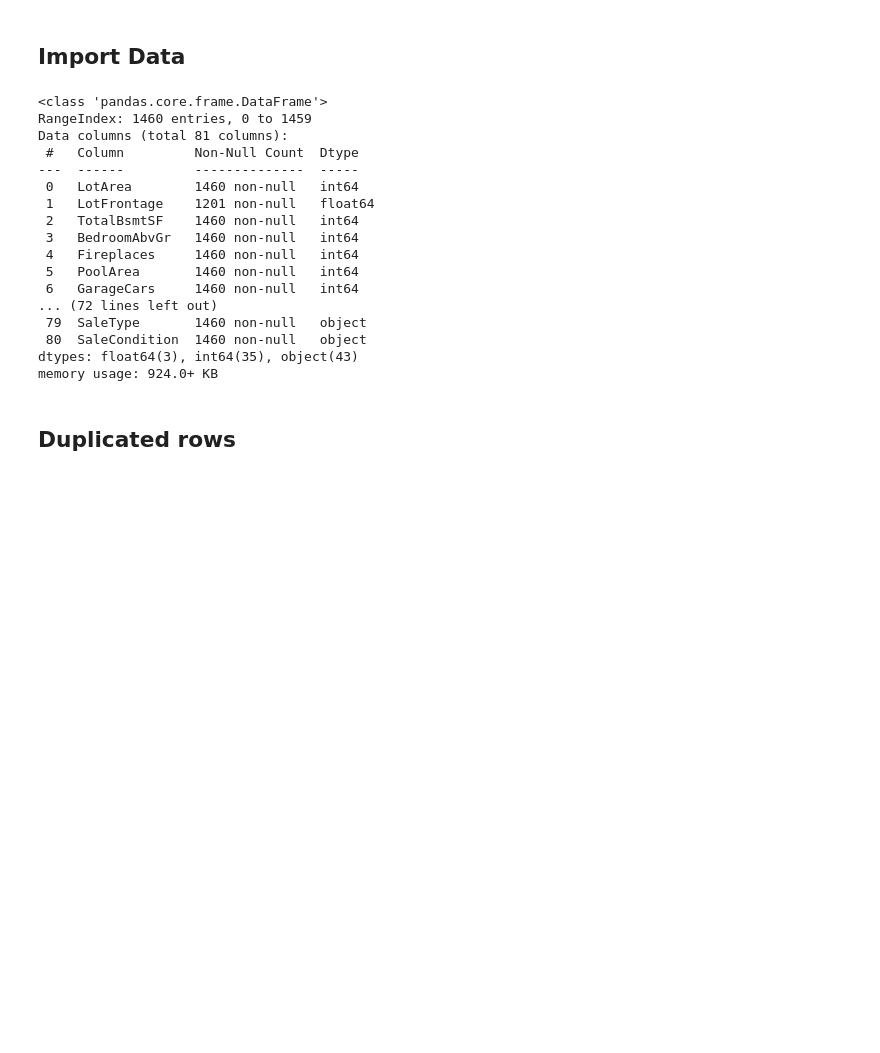
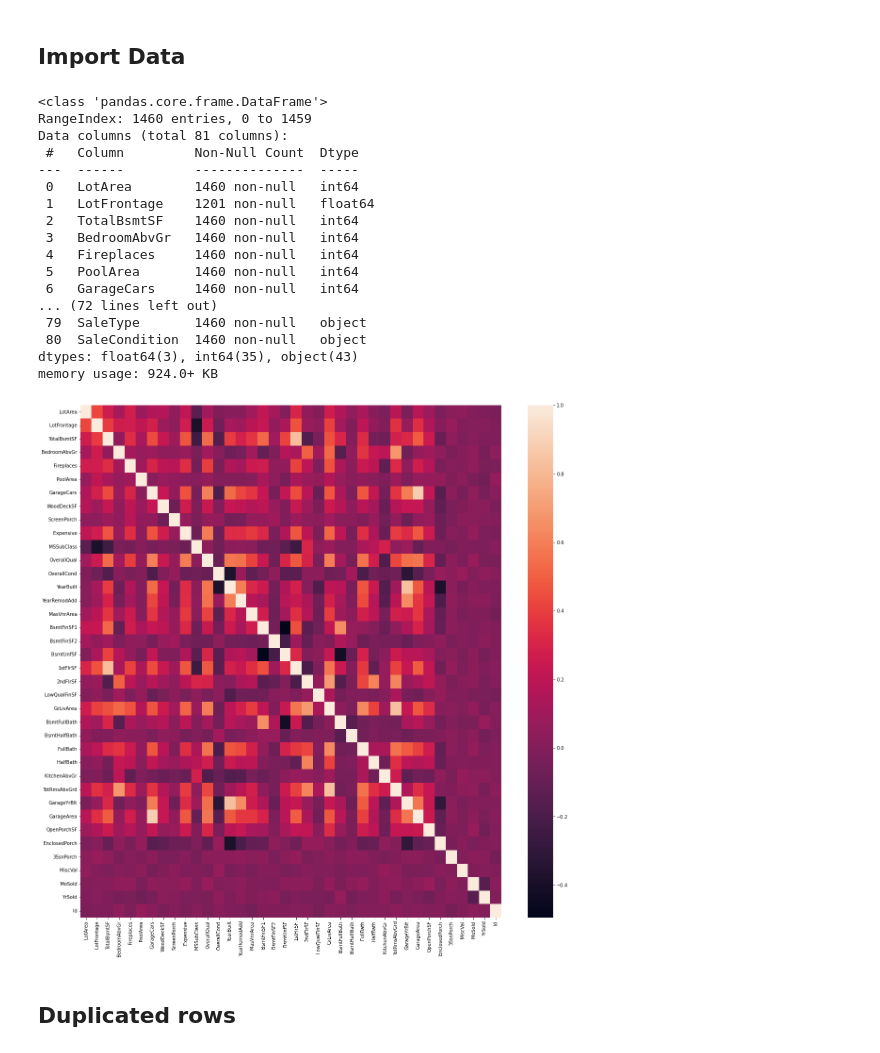
Before and after one commit to Simo-Z/predicting_house_prices, a Jupyter notebook: scripts/housing_classification.ipynb, the cells around one changed output. Saved outputs shown, nothing was run; the diff lists cells and outputs as text; code cells hidden in the pictures; blank space fills up the shorter version.

```diff
--- a/scripts/housing_classification.ipynb
+++ b/scripts/housing_classification.ipynb
@@ -25,24 +25,31 @@ from sklearn.svm import SVC
 # %%
 housing = pd.read_csv("../data/iter-6/housing.csv")
 housing.info()
+
+import seaborn as sn
+import matplotlib.pyplot as plt
+
+fig, ax = plt.subplots(figsize=(20,20))
+sn.heatmap(housing.corr());
 # %% [output]
 <class 'pandas.core.frame.DataFrame'>
 RangeIndex: 1460 entries, 0 to 1459
 Data columns (total 81 columns):
  #   Column         Non-Null Count  Dtype
 ---  ------         --------------  -----
  0   LotArea        1460 non-null   int64
  1   LotFrontage    1201 non-null   float64
  2   TotalBsmtSF    1460 non-null   int64
  3   BedroomAbvGr   1460 non-null   int64
  4   Fireplaces     1460 non-null   int64
  5   PoolArea       1460 non-null   int64
  6   GarageCars     1460 non-null   int64
 ... (72 lines left out)
  79  SaleType       1460 non-null   object
  80  SaleCondition  1460 non-null   object
 dtypes: float64(3), int64(35), object(43)
 memory usage: 924.0+ KB
+[figure, added]
 # %% [markdown]
 ## Duplicated rows
 # %%
```
Also changed, not shown: parts of 30 cells of this notebook.
